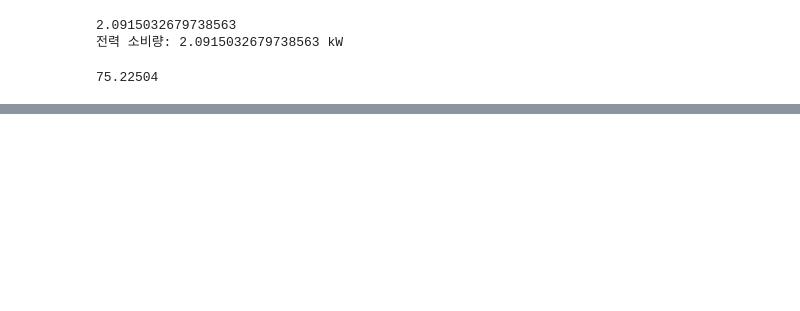
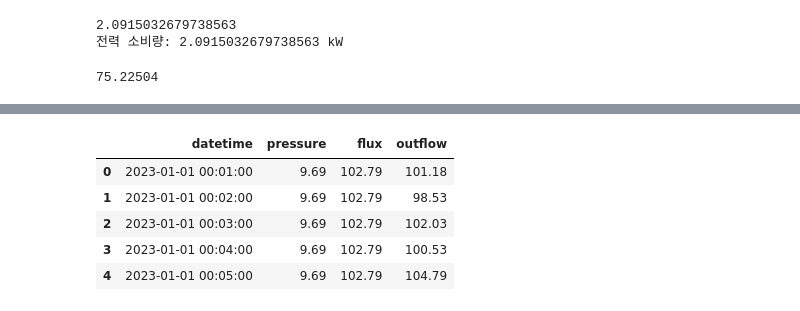
Before and after one commit to iambean-git/OptiFlow, a Jupyter notebook: OptiFlowData/save_algorithm.ipynb, the cells around one changed output, grey strips where cells are left out. Drawn from its saved outputs; the diff is of its cells as text; code cells hidden in the pictures; blank space fills up the shorter version.

```diff
--- a/OptiFlowData/save_algorithm.ipynb
+++ b/OptiFlowData/save_algorithm.ipynb
@@ -171,0 +301,11 @@ Total daily electricity cost: 6,394,211 KRW
+# %%
+data_opti = data_one_day.copy()
+data_opti['flux'] = optimized_flow
+data_opti.head()
+# %% [output]
+|  | datetime | pressure | flux | outflow |
+| 0 | 2023-01-01 00:01:00 | 9.69 | 102.79 | 101.18 |
+| 1 | 2023-01-01 00:02:00 | 9.69 | 102.79 | 98.53 |
+| 2 | 2023-01-01 00:03:00 | 9.69 | 102.79 | 102.03 |
+| 3 | 2023-01-01 00:04:00 | 9.69 | 102.79 | 100.53 |
+| 4 | 2023-01-01 00:05:00 | 9.69 | 102.79 | 104.79 |
```
Also changed, not shown: parts of 10 cells of this notebook, 5 other files.
